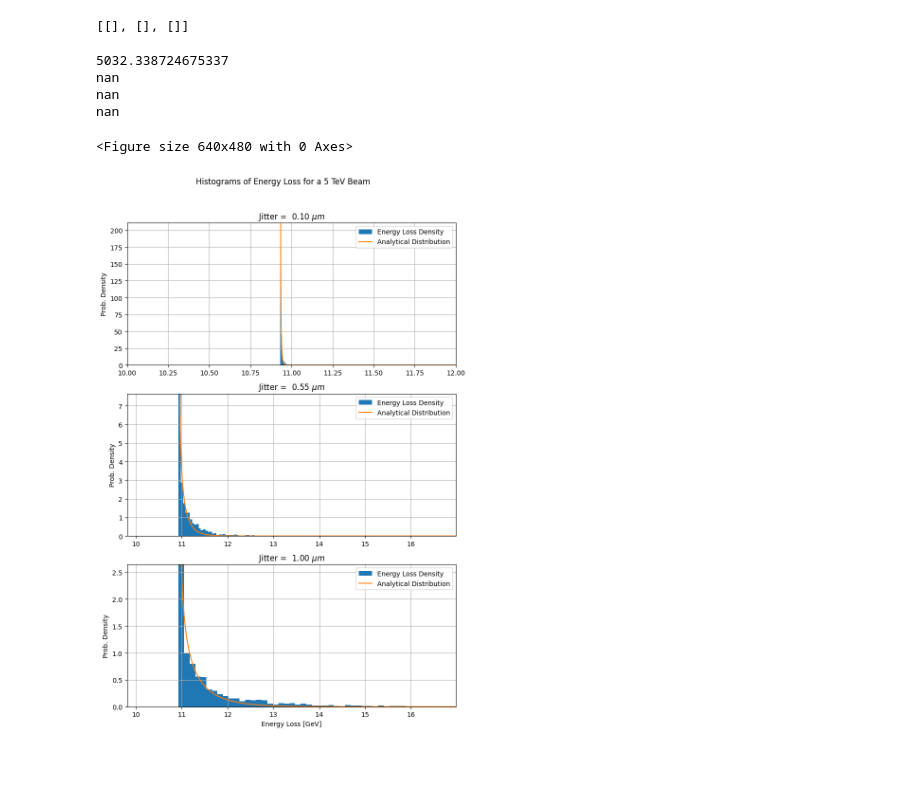
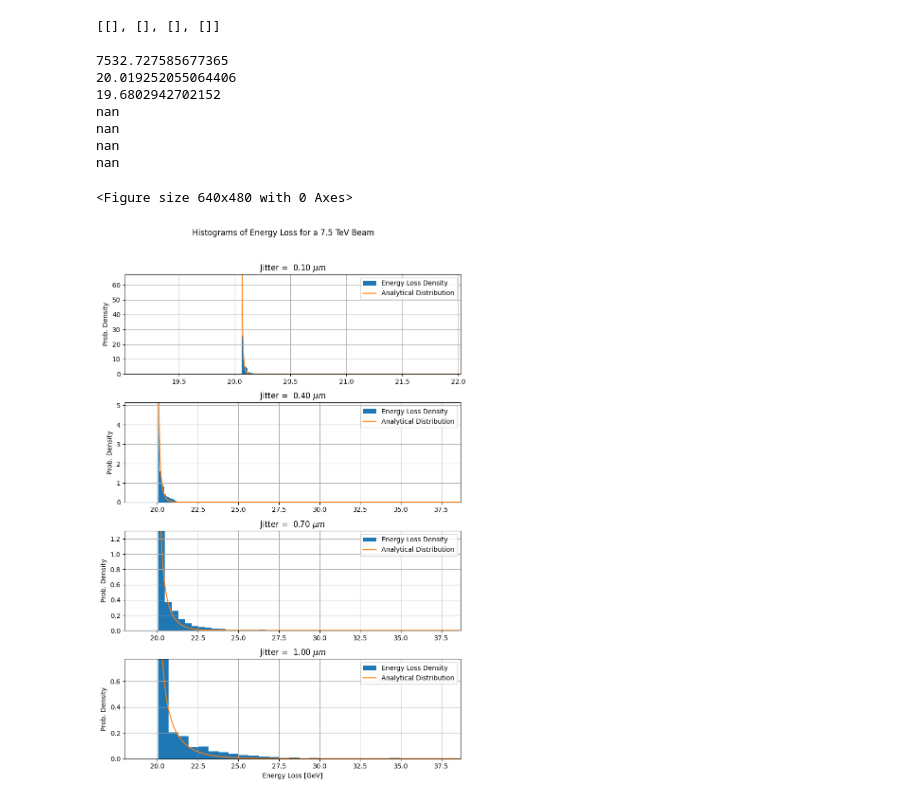
Before and after one commit to Knallvik/Master, a Jupyter notebook: ABEL_scripts/Scan_over_jitter.ipynb, the cells around one changed output. Saved outputs shown, nothing was run; the diff lists cells and outputs as text; code cells hidden in the pictures; blank space fills up the shorter version.

Commit message:
Added jitter histograms at 5 and 7.5 tev

```diff
--- a/ABEL_scripts/Scan_over_jitter.ipynb
+++ b/ABEL_scripts/Scan_over_jitter.ipynb
@@ -28,7 +28,7 @@ driver.jitter.x = 0 # [m] 2e-6
 driver.jitter.y = 0 # [m] 100e-9
 driver.jitter.t = 0 # 10e-15 # [m]
 driver.symmetrize = True
-driver.seed = 2 #5
+driver.seed = 1 #5
 #drive_beam = driver.track()  # Convert a Source object to a Beam object.  ######
 
 
@@ -61,7 +61,7 @@ first_stage.save_evolution = stage.save_evolution
 # define beam
 source = SourceBasic()
 source.charge = -1e10 * SI.e # [C]
-source.energy = 5000e9 # [eV]
+source.energy = 7500e9 # [eV]
 #source.rel_energy_spread = 0.1
 source.rel_energy_spread = 0.0
 source.bunch_length = 10e-6 # [m]
@@ -124,6 +124,6 @@ Tracking element 2 (StageQuasistatic2d, stage 1, s = 11.0 m, 5021.4 GeV, -1.60 n
 E1 = linac1.get_beam(-1).energy()/1e9
 E3 = linac3.get_beam(-1).energy()/1e9
 E_nom = E1-source.energy/1e9
-print((E1-E3))
+min_E_loss = E1-E3
 print(E1-source.energy/1e9)
 # %% [output]
@@ -135,7 +134,7 @@ linac2 = Linac()
 linac2.source = source
 linac2.stage = stage
 linac2.num_stages = 1
-num_jitter_values = 3
+num_jitter_values = 4
 jitter_values = np.linspace(1e-7,1e-6,num_jitter_values)
 print(jitter_values)
 # scan the driver timing jitter
@@ -144,7 +143,7 @@ linac2.scan(f'scan_jitter_with_RR_{stage.enable_radiation_reaction}',
            jitter_values,
            label='Driver jitter [$\mu m$]',
            scale=1e-6,
-           num_shots_per_step=1500,
+           num_shots_per_step=1000,
            parallel=True,
            overwrite=True,
            max_cores = 20);
@@ -165,7 +164,7 @@ for j in range(num_jitter_values):
     Es = [linac2[j,i].get_beam(-1).energy()/1e9 for i in range(linac2.num_shots_per_step)]
     list_of_E_arrays[j] = Es
 # %% [output]
-[[], [], []]
+[[], [], [], []]
 # %%
 def rho(sig_jitter, El):
     #El = GeV
@@ -185,7 +184,7 @@ def rho(sig_jitter, El):
 # %%
 plt.subplots_adjust(hspace=0.4)
 fig, axs = plt.subplots(num_jitter_values,1, figsize = (8,12))
-fig.suptitle('Histograms of Energy Loss for a 5 TeV Beam')
+fig.suptitle('Histograms of Energy Loss for a 7.5 TeV Beam')
 
 if num_jitter_values<2:
     axs = [axs]
@@ -195,40 +194,45 @@ kp = pp.k_p(stage.plasma_density)
 k_beta = kp/np.sqrt(2*gamma)
 sig_x_sq = source.emit_nx/k_beta/gamma
 sig_y_sq = source.emit_ny/k_beta/gamma
-E_nom_final = E1-0.01
+E_nom_final = E1+0.38
 print(E_nom_final)
 
 energy_loss_beam = SI.e**2*stage.length/6/np.pi/SI.epsilon_0*(gamma*k_beta)**4*(sig_x_sq+sig_y_sq)/SI.e/1e9
+print(energy_loss_beam)
+print(min_E_loss)
 
 for j, ax in enumerate(axs):
-    bins = 50
+    bins = 30
     hist = np.histogram(E_nom_final - np.array(list_of_E_arrays[j]), bins = bins, density = True)
     ax.hist(E_nom_final - np.array(list_of_E_arrays[j]), bins = bins, density = True, stacked = True, label= 'Energy Loss Density')
     if j ==0:
-        xlim = [10,12]
+        xlim = [energy_loss_beam-1,energy_loss_beam+2]
         Els = np.linspace(xlim[0],xlim[-1], 100000)
         ax.set_xlim(xlim)
         ax.set_ylim(0,max(hist[0]))
         ax.plot(Els, rho(jitter_values[j],Els), label= 'Analytical Distribution')
     if j>0:
         xlim = [energy_loss_beam-1e-1*energy_loss_beam, max(E_nom_final - np.array(list_of_E_arrays[-1]))]
         Els = np.linspace(xlim[0],xlim[-1], 100000)
         ax.plot(Els, rho(jitter_values[j],Els), label= 'Analytical Distribution')
         ax.set_xlim(xlim)
         ax.set_ylim(0,max(hist[0]))
     print(max(rho(jitter_values[j],Els)))
     ax.set_title(f'Jitter = {jitter_values[j]*1e6: .2f} $\mu m$')
     ax.set_ylabel('Prob. Density')
     ax.grid()
     ax.legend()
 axs[-1].set_xlabel('Energy Loss [GeV]')
 plt.tight_layout()
 plt.subplots_adjust(top=0.90)
 # %% [output]
-5032.338724675337
+7532.727585677365
+20.019252055064406
+19.6802942702152
 nan
 nan
 nan
+nan
 <Figure size 640x480 with 0 Axes>
-[figure, old version]
+[figure, new version]
 # %%
```
Also changed, not shown: parts of 5 cells of this notebook, 2 other files.
